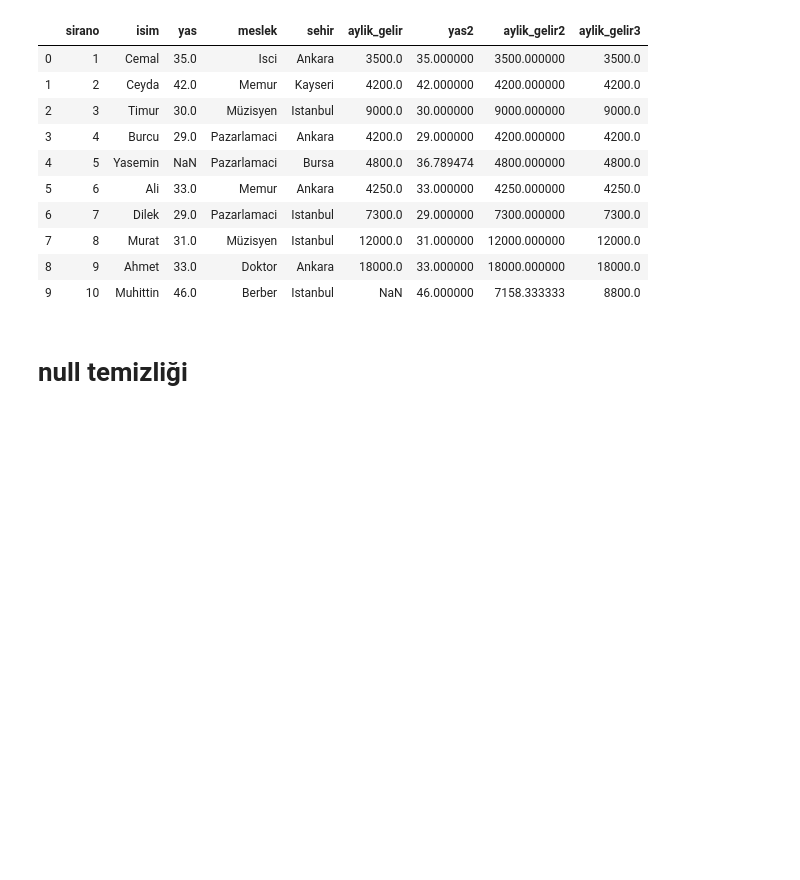
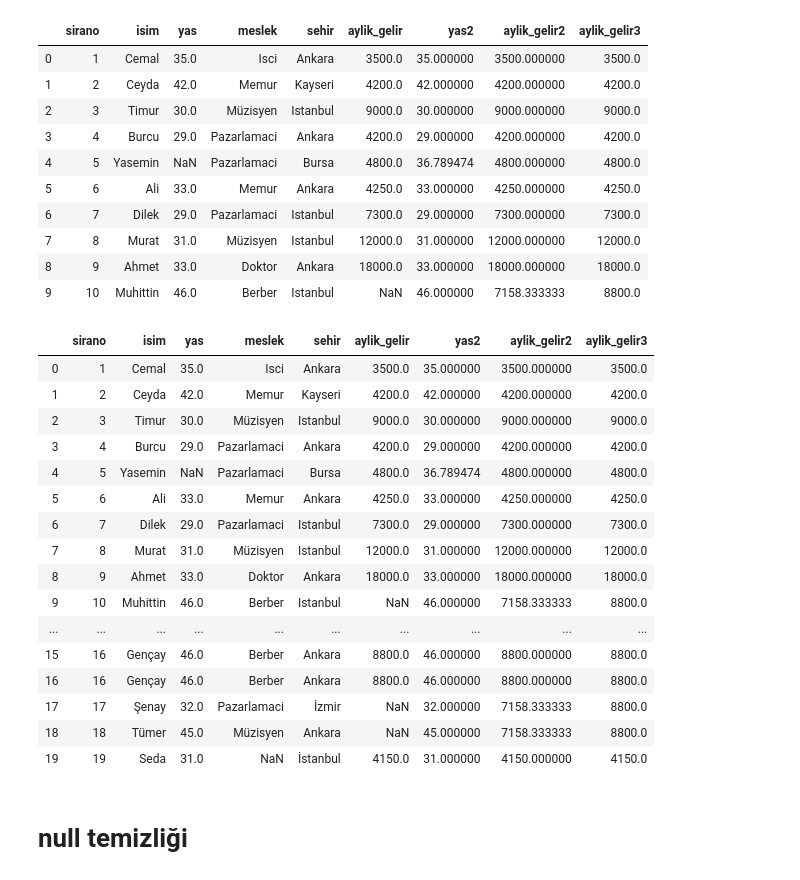
Before and after one commit to erkansirin78/machine-learning-with-python, a Jupyter notebook: 07_data_preprocessing_cleaning/01_veri_on_isleme_temizlik_ilk_safha_simple_data.ipynb, the cells around one changed output. Cells and saved outputs as stored; diff of their text form; code cells hidden in the pictures; blank space fills up the shorter version.

```diff
--- a/07_data_preprocessing_cleaning/01_veri_on_isleme_temizlik_ilk_safha_simple_data.ipynb
+++ b/07_data_preprocessing_cleaning/01_veri_on_isleme_temizlik_ilk_safha_simple_data.ipynb
@@ -289,6 +289,26 @@ df.head(10)
 | 7 | 8 | Murat | 31.0 | Müzisyen | Istanbul | 12000.0 | 31.000000 | 12000.000000 | 12000.0 |
 | 8 | 9 | Ahmet | 33.0 | Doktor | Ankara | 18000.0 | 33.000000 | 18000.000000 | 18000.0 |
 | 9 | 10 | Muhittin | 46.0 | Berber | Istanbul | NaN | 46.000000 | 7158.333333 | 8800.0 |
+# %%
+df.head(20)
+# %% [output]
+|  | sirano | isim | yas | meslek | sehir | aylik_gelir | yas2 | aylik_gelir2 | aylik_gelir3 |
+| 0 | 1 | Cemal | 35.0 | Isci | Ankara | 3500.0 | 35.000000 | 3500.000000 | 3500.0 |
+| 1 | 2 | Ceyda | 42.0 | Memur | Kayseri | 4200.0 | 42.000000 | 4200.000000 | 4200.0 |
+| 2 | 3 | Timur | 30.0 | Müzisyen | Istanbul | 9000.0 | 30.000000 | 9000.000000 | 9000.0 |
+| 3 | 4 | Burcu | 29.0 | Pazarlamaci | Ankara | 4200.0 | 29.000000 | 4200.000000 | 4200.0 |
+| 4 | 5 | Yasemin | NaN | Pazarlamaci | Bursa | 4800.0 | 36.789474 | 4800.000000 | 4800.0 |
+| 5 | 6 | Ali | 33.0 | Memur | Ankara | 4250.0 | 33.000000 | 4250.000000 | 4250.0 |
+| 6 | 7 | Dilek | 29.0 | Pazarlamaci | Istanbul | 7300.0 | 29.000000 | 7300.000000 | 7300.0 |
+| 7 | 8 | Murat | 31.0 | Müzisyen | Istanbul | 12000.0 | 31.000000 | 12000.000000 | 12000.0 |
+| 8 | 9 | Ahmet | 33.0 | Doktor | Ankara | 18000.0 | 33.000000 | 18000.000000 | 18000.0 |
+| 9 | 10 | Muhittin | 46.0 | Berber | Istanbul | NaN | 46.000000 | 7158.333333 | 8800.0 |
+| ... | ... | ... | ... | ... | ... | ... | ... | ... | ... |
+| 15 | 16 | Gençay | 46.0 | Berber | Ankara | 8800.0 | 46.000000 | 8800.000000 | 8800.0 |
+| 16 | 16 | Gençay | 46.0 | Berber | Ankara | 8800.0 | 46.000000 | 8800.000000 | 8800.0 |
+| 17 | 17 | Şenay | 32.0 | Pazarlamaci | İzmir | NaN | 32.000000 | 7158.333333 | 8800.0 |
+| 18 | 18 | Tümer | 45.0 | Müzisyen | Ankara | NaN | 45.000000 | 7158.333333 | 8800.0 |
+| 19 | 19 | Seda | 31.0 | NaN | İstanbul | 4150.0 | 31.000000 | 4150.000000 | 4150.0 |
 # %% [markdown]
 # null temizliği
 # %%
```
Also changed, not shown: 34 other files.
